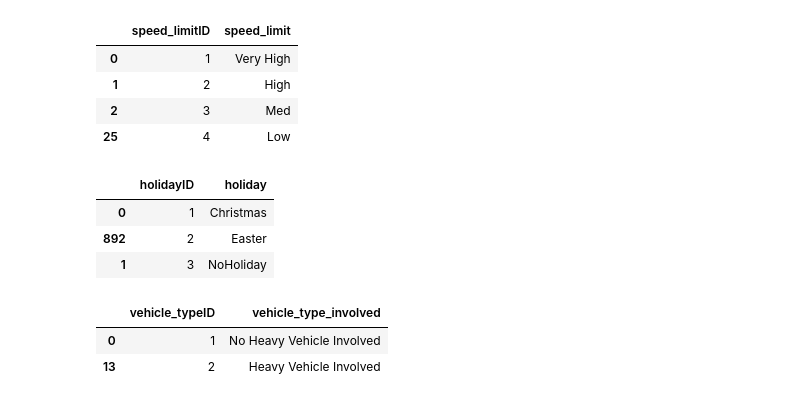
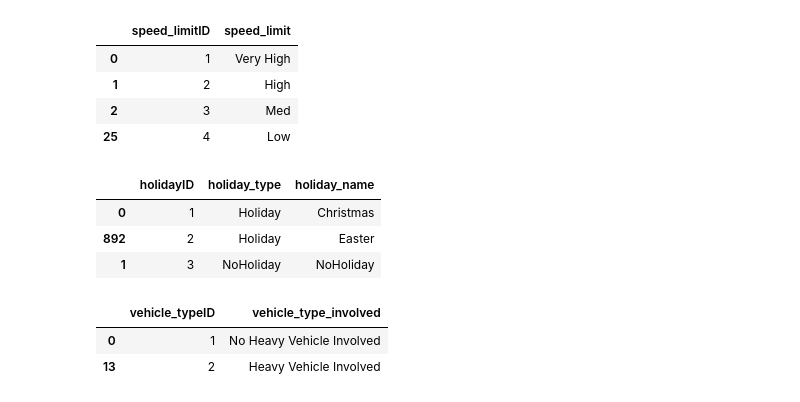
Before and after one commit to gambit0070/Data-Warehouse, a Jupyter notebook: ETL.ipynb, the cells around one changed output. Cells and saved outputs as stored; diff of their text form; code cells hidden in the pictures.

Commit message:
Add hierarchy in holiday

```diff
--- a/ETL.ipynb
+++ b/ETL.ipynb
@@ -214,7 +214,14 @@ conditions = [
     (df['christmas_period'] == "No") & (df['easter_period'] == "No")
 ]
 choices = ["Christmas", "Easter", "NoHoliday"]
-df['holiday'] = np.select(conditions, choices, default=np.nan)
+df['holiday_name'] = np.select(conditions, choices, default=np.nan)
+
+conditions = [
+    (df['christmas_period'] == "Yes") | (df['easter_period'] == "Yes"),
+    (df['christmas_period'] == "No") & (df['easter_period'] == "No")
+]
+choices = ["Holiday", "NoHoliday"]
+df['holiday_type'] = np.select(conditions, choices, default=np.nan)
 # %%
 # create vehicle_type column with values: bus, heavy_truck, articulated_truck, noHeavyVehicle
 conditions = [
@@ -437,16 +444,16 @@ speed_limit_dim
 | 25 | 4 | Low |
 # %%
 # create holiday dimension table
-holiday_dim = df[['holiday']].drop_duplicates().sort_values(by='holiday')
+holiday_dim = df[['holiday_type', 'holiday_name']].drop_duplicates().sort_values(by='holiday_type')
 holiday_dim['holidayID'] = range(1, len(holiday_dim) + 1)
-holiday_dim = holiday_dim[['holidayID', 'holiday']]
-holiday_dim.dropna(subset=['holiday'], inplace=True)
+holiday_dim = holiday_dim[['holidayID', 'holiday_type', 'holiday_name']]
+holiday_dim.dropna(subset=['holiday_type', 'holiday_name'], inplace=True)
 holiday_dim
 # %% [output]
-|  | holidayID | holiday |
-| 0 | 1 | Christmas |
-| 892 | 2 | Easter |
-| 1 | 3 | NoHoliday |
+|  | holidayID | holiday_type | holiday_name |
+| 0 | 1 | Holiday | Christmas |
+| 892 | 2 | Holiday | Easter |
+| 1 | 3 | NoHoliday | NoHoliday |
 # %%
 # create vehicle_type dimension table
 vehicle_type_dim = df[['vehicle_type_involved']].drop_duplicates().dropna()
```
Also changed, not shown: parts of 7 cells of this notebook, 32 other files.
